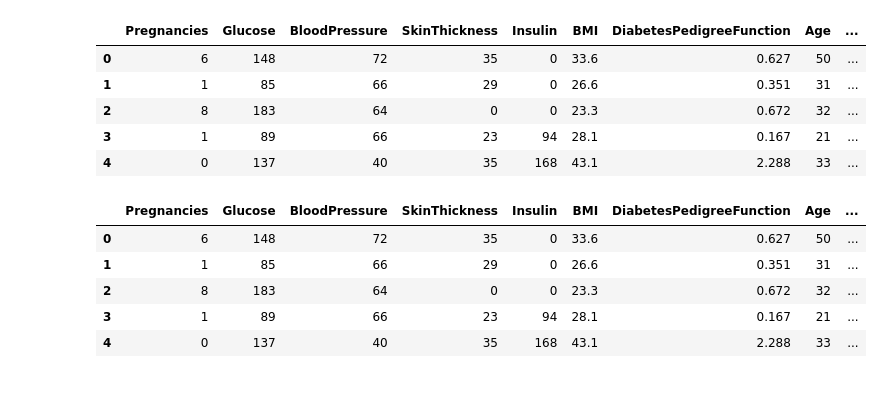
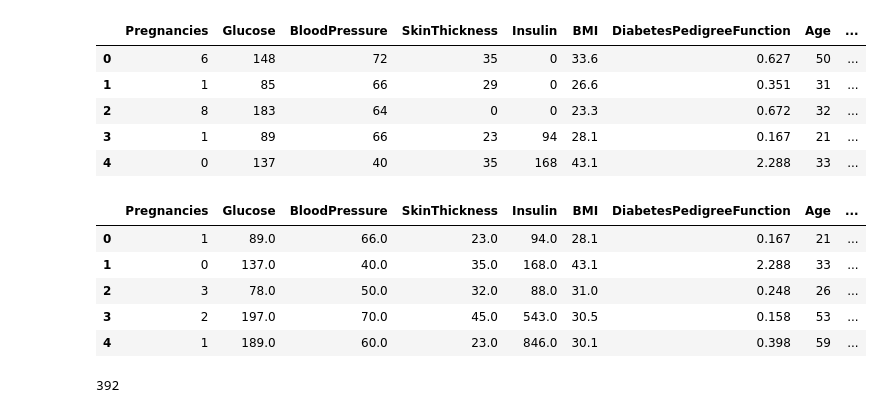
Before and after one commit to NicholasBorch/ML-02450project1, a Jupyter notebook: Data_analysis_diabetes.ipynb, the cells around one changed output. Cells and saved outputs as stored; diff of their text form; code cells hidden in the pictures.

```diff
--- a/Data_analysis_diabetes.ipynb
+++ b/Data_analysis_diabetes.ipynb
@@ -18,22 +18,30 @@ display(df.head())
 | 2 | 8 | 183 | 64 | 0 | 0 | 23.3 | 0.672 | 32 | ... |
 | 3 | 1 | 89 | 66 | 23 | 94 | 28.1 | 0.167 | 21 | ... |
 | 4 | 0 | 137 | 40 | 35 | 168 | 43.1 | 2.288 | 33 | ... |
-# %%
-# Remove NaN rows in data
-
-df_no_nan = df.dropna()
-df_no_nan.to_csv('diabetes_removed_nan.csv', index=False)
-
-new_df = pd.read_csv("diabetes_removed_nan.csv")
-
-display(new_df.head())
-# %% [output]
-|  | Pregnancies | Glucose | BloodPressure | SkinThickness | Insulin | BMI | DiabetesPedigreeFunction | Age | ... |
-| 0 | 6 | 148 | 72 | 35 | 0 | 33.6 | 0.627 | 50 | ... |
-| 1 | 1 | 85 | 66 | 29 | 0 | 26.6 | 0.351 | 31 | ... |
-| 2 | 8 | 183 | 64 | 0 | 0 | 23.3 | 0.672 | 32 | ... |
-| 3 | 1 | 89 | 66 | 23 | 94 | 28.1 | 0.167 | 21 | ... |
-| 4 | 0 | 137 | 40 | 35 | 168 | 43.1 | 2.288 | 33 | ... |
+# %%
+# Replace 0's with NaN
+df['Glucose'] = df['Glucose'].replace(0, np.nan) # 1 observation med 0
+df['BloodPressure'] = df['BloodPressure'].replace(0, np.nan) # 0 m 0
+df['SkinThickness'] = df['SkinThickness'].replace(0, np.nan) # 0 m 0
+df['Insulin'] = df['Insulin'].replace(0, np.nan) #236 observationer med 0
+df['BMI'] = df['BMI'].replace(0, np.nan) # 1 med 0
+df['Age'] = df['Age'].replace(0, np.nan) # 0 m 0
+# Remove NaN rows in data
+df_no_nan = df.dropna()
+df_no_nan.to_csv('diabetes_removed_nan.csv', index=False)
+
+new_df = pd.read_csv("diabetes_removed_nan.csv")
+
+display(new_df.head())
+len(new_df) #originalt: 768, efter alle: 392
+# %% [output]
+|  | Pregnancies | Glucose | BloodPressure | SkinThickness | Insulin | BMI | DiabetesPedigreeFunction | Age | ... |
+| 0 | 1 | 89.0 | 66.0 | 23.0 | 94.0 | 28.1 | 0.167 | 21 | ... |
+| 1 | 0 | 137.0 | 40.0 | 35.0 | 168.0 | 43.1 | 2.288 | 33 | ... |
+| 2 | 3 | 78.0 | 50.0 | 32.0 | 88.0 | 31.0 | 0.248 | 26 | ... |
+| 3 | 2 | 197.0 | 70.0 | 45.0 | 543.0 | 30.5 | 0.158 | 53 | ... |
+| 4 | 1 | 189.0 | 60.0 | 23.0 | 846.0 | 30.1 | 0.398 | 59 | ... |
+392
 # %%
 # Standardize data
 
```
Also changed, not shown: parts of 4 cells of this notebook, 1 other file.
